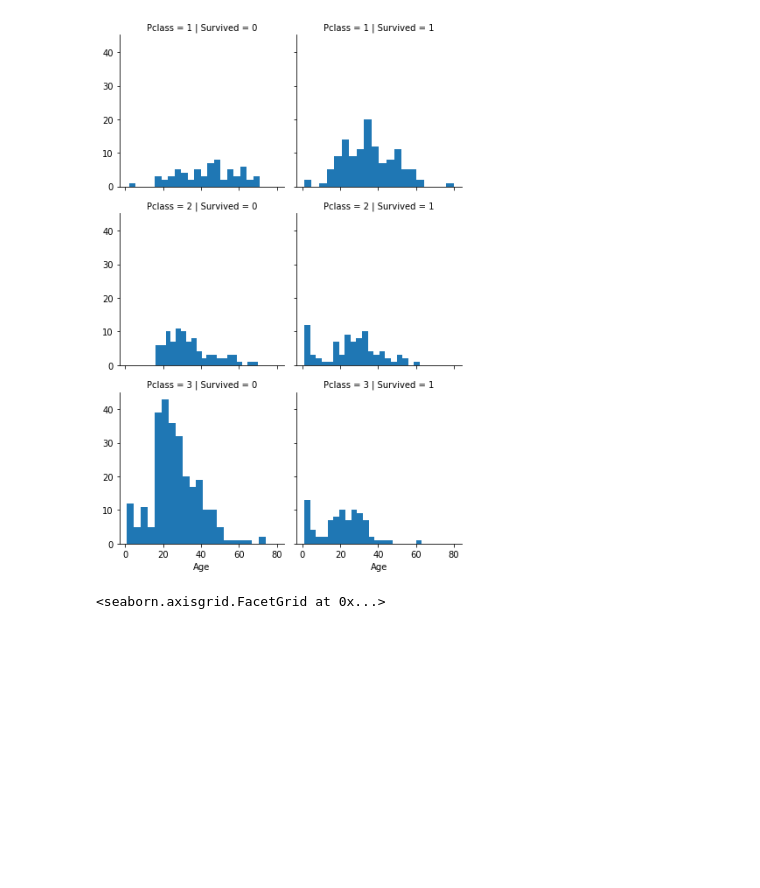
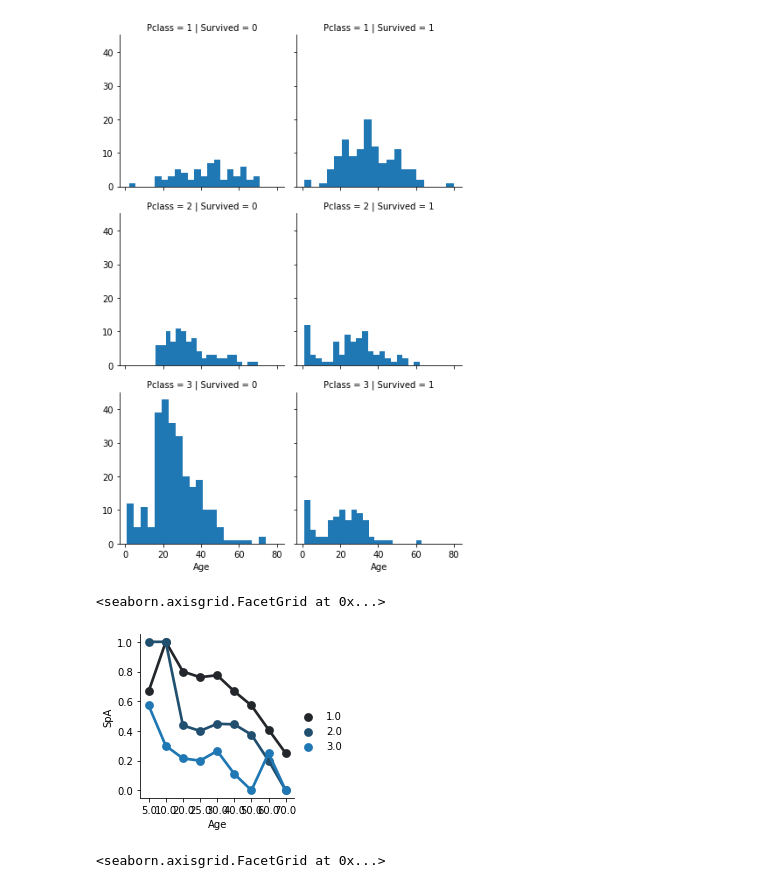
Before and after one commit to CSKIM999/ML-study, a Jupyter notebook: TF/titanic_traing.ipynb, the cells around one changed output. Saved outputs shown, nothing was run; the diff lists cells and outputs as text; code cells hidden in the pictures; blank space fills up the shorter version.

```diff
--- a/TF/titanic_traing.ipynb
+++ b/TF/titanic_traing.ipynb
@@ -91,0 +59,30 @@ result
+# %%
+df = train[['Survived','Age','Pclass']]
+df['idx'] = 1
+df['Age'] = df['Age'].apply(aging)
+# df
+# train_age = train.groupby('Age')
+# train_age.groups
+df_1 = df.query('Pclass==1')
+df_1 = df_1.groupby('Age').sum()
+# df_1 = df_1[['Survived','idx']]
+df_1['SpA']  = df_1['Survived']/df_1['idx']
+df_1['Pclass'] =  df_1['Pclass']/df_1['idx']
+
+df_2 = df.query('Pclass==2')
+df_2 = df_2.groupby('Age').sum()
+# df_2 = df_2[['Survived','idx']]
+df_2['SpA']  = df_2['Survived']/df_2['idx']
+df_2['Pclass'] =  df_2['Pclass']/df_2['idx']
+
+df_3 = df.query('Pclass==3')
+df_3 = df_3.groupby('Age').sum()
+# df_3 = df_3[['Survived','idx']]
+df_3['SpA']  = df_3['Survived']/df_3['idx']
+df_3['Pclass'] =  df_3['Pclass']/df_3['idx']
+
+
+
+
+result = pd.concat([df_1,df_2,df_3]).reset_index()
+result = result.sort_values('Age')
@@ -295,8 +312,18 @@ grid.map(plt.hist,'Age',bins=20)
 # %%
 # 3등선실에 대다수의 승객이 탑승했으나, 비율상으로도 많은 수의 사람이 사망함.
 # 그리고 1등선실은 사람들의 나이가 대체로 많았음 -> 돈이 많은사람은 나이가 많은사람이 많았다.
 
 # 결론 : Pclass 는  모델에 넣을 중요한 지표가 된다.
+
+
+
+
+grid = sns.FacetGrid(result)
+grid.map(sns.pointplot,'Age','SpA','Pclass',)
+grid.add_legend()
+# %% [output]
+<seaborn.axisgrid.FacetGrid at 0x...>
+[figure, added]
 # %%
 # 남자와 여자의 생존률이 각 등급별 객실별 선실에 따라 달라질까??
 
```
Also changed, not shown: parts of 11 cells of this notebook.
